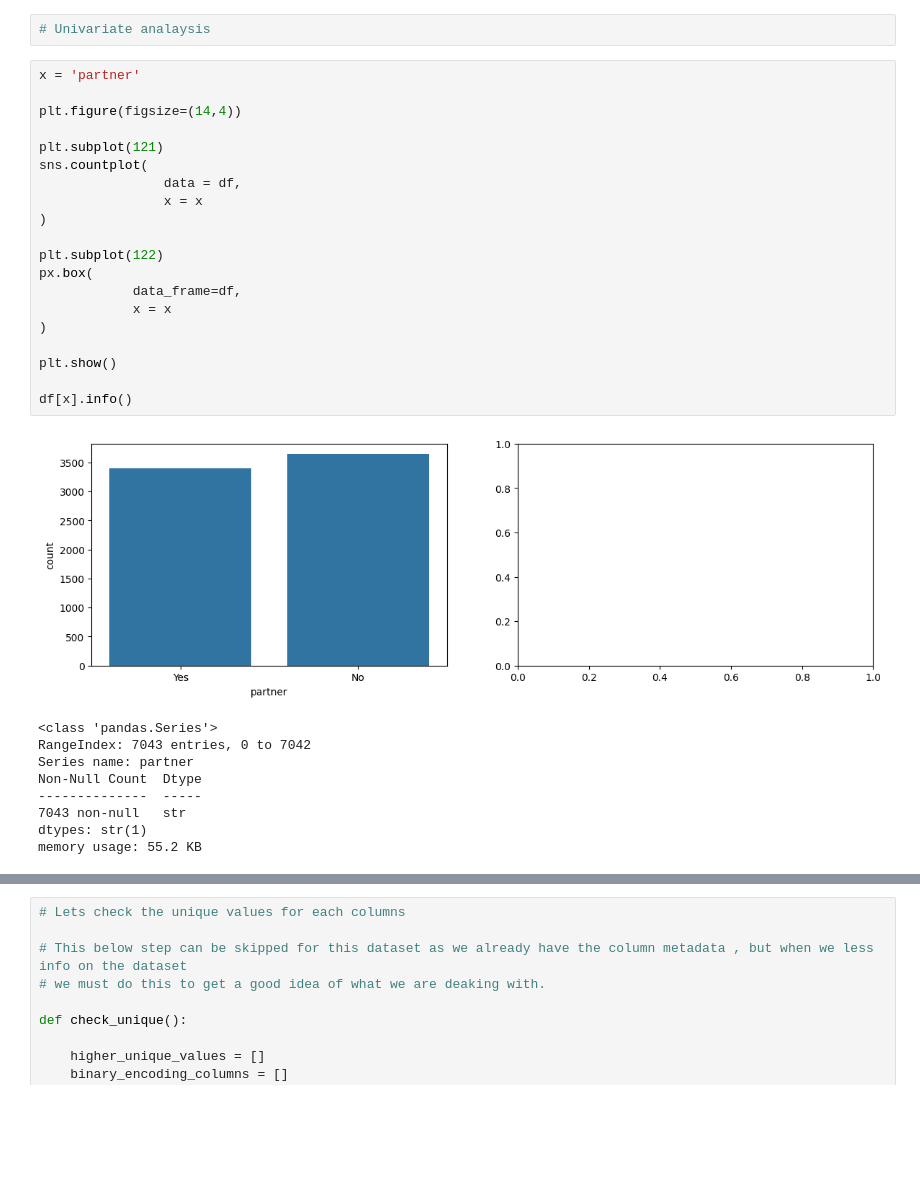
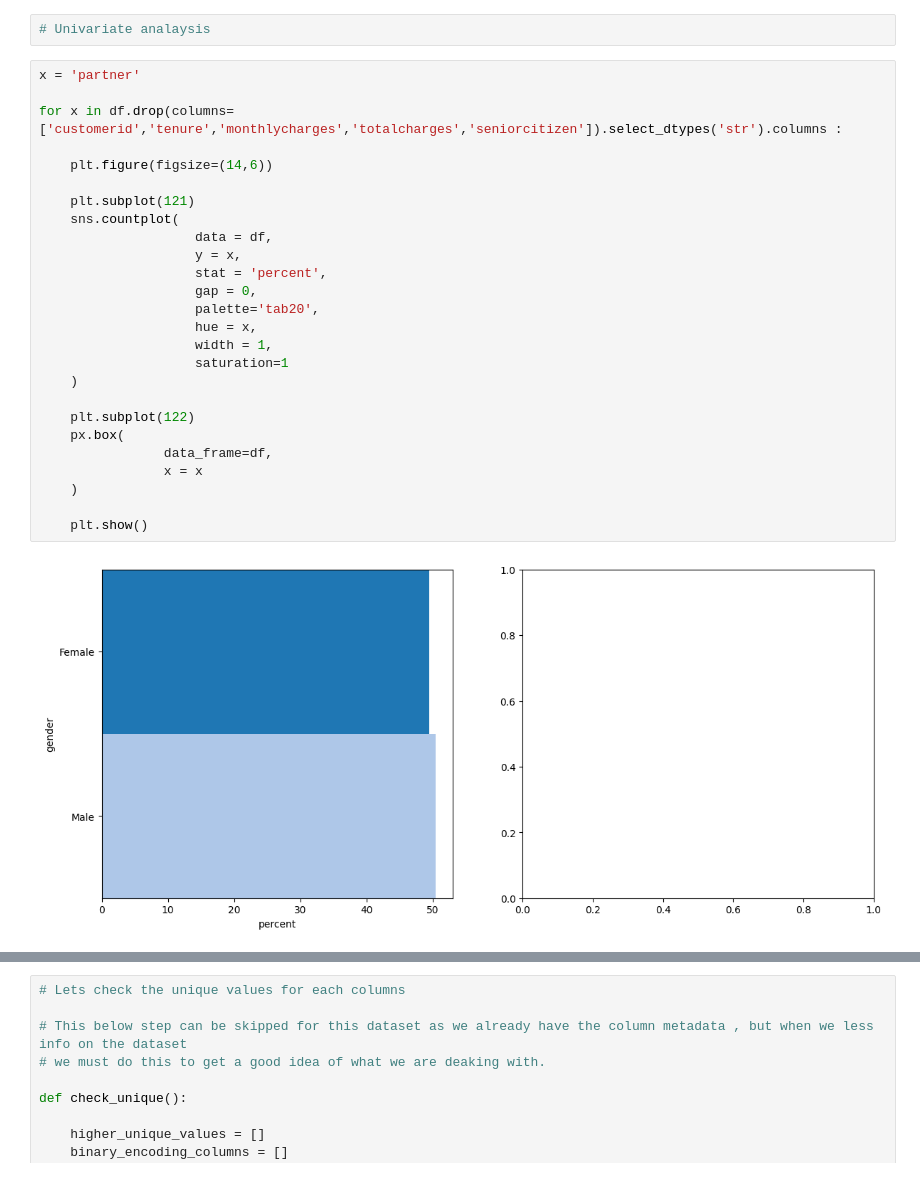
Before and after one commit to AyushDevadiga1/ml-customer-churn-prediction-app, a Jupyter notebook: model_training/train.ipynb, the cells around one changed output, grey strips where cells are left out. Saved outputs shown, nothing was run; the diff lists cells and outputs as text; blank space fills up the shorter version.

```diff
--- a/model_training/train.ipynb
+++ b/model_training/train.ipynb
@@ -160,30 +160,28 @@ We need to examine the number of unique value for each of the columns to reach a
 # %%
 x = 'partner'
 
-plt.figure(figsize=(14,4))
+for x in df.drop(columns=['customerid','tenure','monthlycharges','totalcharges','seniorcitizen']).select_dtypes('str').columns :
 
-plt.subplot(121)
-sns.countplot(
-                data = df,
+    plt.figure(figsize=(14,6))
+
+    plt.subplot(121)
+    sns.countplot(
+                    data = df,
+                    y = x,
+                    stat = 'percent',
+                    gap = 0,
+                    palette='tab20',
+                    hue = x,
+                    width = 1,
+                    saturation=1
+    )
+
+    plt.subplot(122)
+    px.box(
+                data_frame=df,
                 x = x
-)
+    )
 
-plt.subplot(122)
-px.box(
-            data_frame=df,
-            x = x
-)
-
-plt.show()
-
-df[x].info()
+    plt.show()
 # %% [output]
-[figure, old version]
+[figure, new version]
-<class 'pandas.Series'>
-RangeIndex: 7043 entries, 0 to 7042
-Series name: partner
-Non-Null Count  Dtype
---------------  -----
-7043 non-null   str
-dtypes: str(1)
-memory usage: 55.2 KB
```
Also changed, not shown: parts of 1 cell of this notebook.
